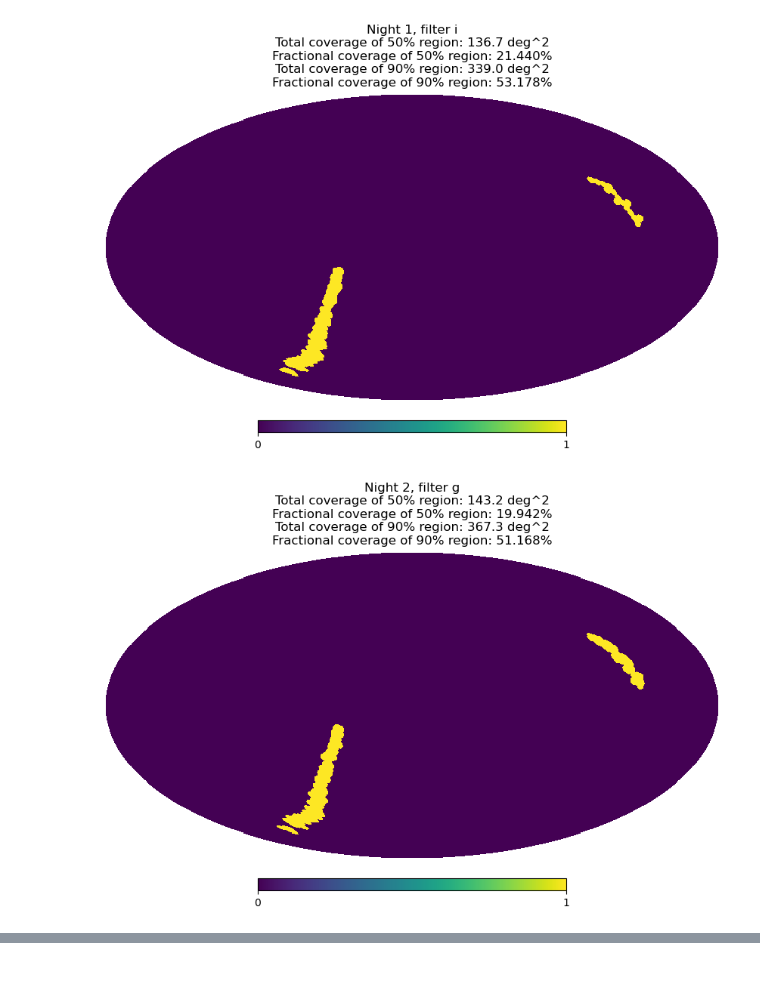
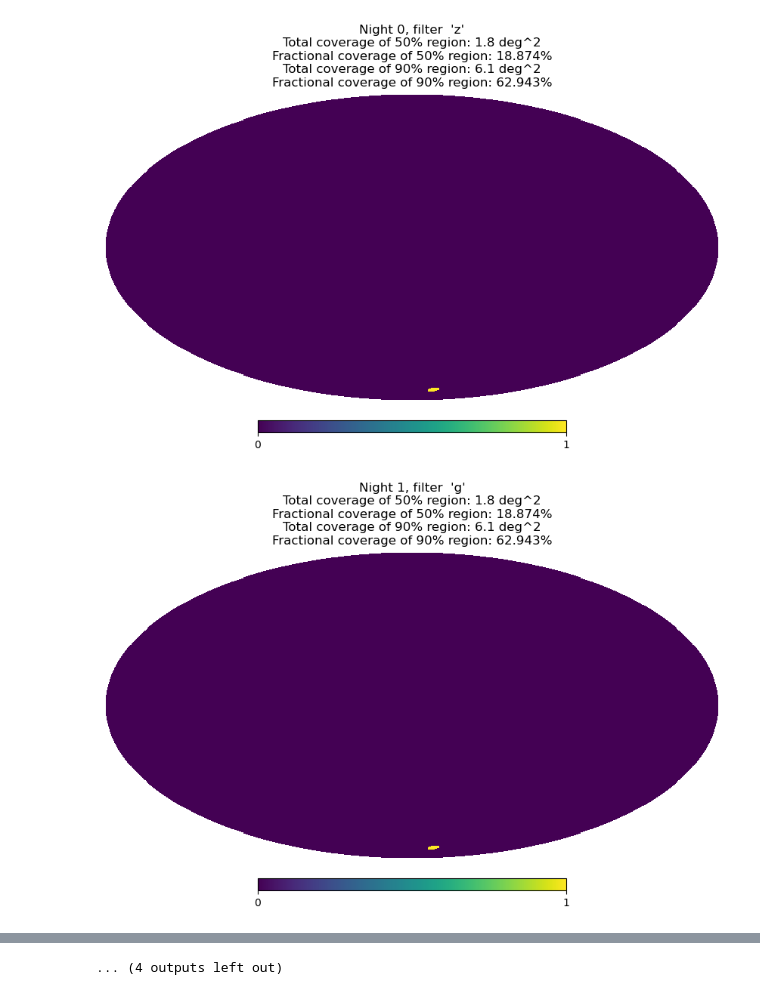
Before and after one commit to lsst-sitcom/ToO-analysis-tools, a Jupyter notebook: notebooks/simRunAnalysis.ipynb, the cells around one changed output, grey strips where cells are left out. Cells and saved outputs as stored; diff of their text form; code cells hidden in the pictures.

```diff
--- a/notebooks/simRunAnalysis.ipynb
+++ b/notebooks/simRunAnalysis.ipynb
@@ -38,5 +23,8 @@ simDF
+# %%
+ev_name = "S250830bp"
+ev_start = 60917 # Event start in MJD
 # %%
-_18kMap = hp.read_map("https://gracedb.ligo.org/api/superevents/S250818k/files/bayestar.fits.gz")
+_18kMap = hp.read_map("https://gracedb.ligo.org/api/superevents/{}/files/bayestar.fits.gz".format(ev_name))
 i = np.flipud(np.argsort(_18kMap))
 sorted_credible_levels = np.cumsum(_18kMap[i])
 credible_levels = np.empty_like(sorted_credible_levels)
@@ -94,13 +82,13 @@ def getMaskReg(mask,fill):
 tot,frac=[],[]
 for night in np.unique(simDF["night"]):
     nightMask = np.array(simDF['night']==night)
-    for f in ["g","i"]:
+    for f in np.unique(simDF[nightMask]["band"]):
         fmask = [x.__contains__(f) for x in simDF['band']]
         myMask = np.logical_and(nightMask,fmask)
         filteredDF = simDF[myMask]
         tileMap = np.zeros_like(_18kMap)
         for __,r in simDF[myMask].iterrows():
-            indices = hp.query_disc(512,hp.ang2vec(-r['dec']+np.pi/2,r["RA"],lonlat=False),1.75*np.pi/180)
+            indices = hp.query_disc(hp.get_nside(tileMap),hp.ang2vec(-r['dec']+np.pi/2,r["RA"],lonlat=False),1.75*np.pi/180)
             tileMap[indices]=1
 
         # Compute statistics
@@ -118,2 +106,2 @@ for night in np.unique(simDF["night"]):
-[figure, old version]
+[figure, new version]
-[figure, old version]
+[figure, new version]
@@ -127,3 +115,4 @@ for night in np.unique(simDF["night"]):
+... (4 outputs left out)
 # %%
 tot50,tot90 = np.reshape(tot,(-1,2)).T
 frac50,frac90 = np.reshape(frac,(-1,2)).T
```
Also changed, not shown: parts of 9 cells of this notebook, 1 other file.
